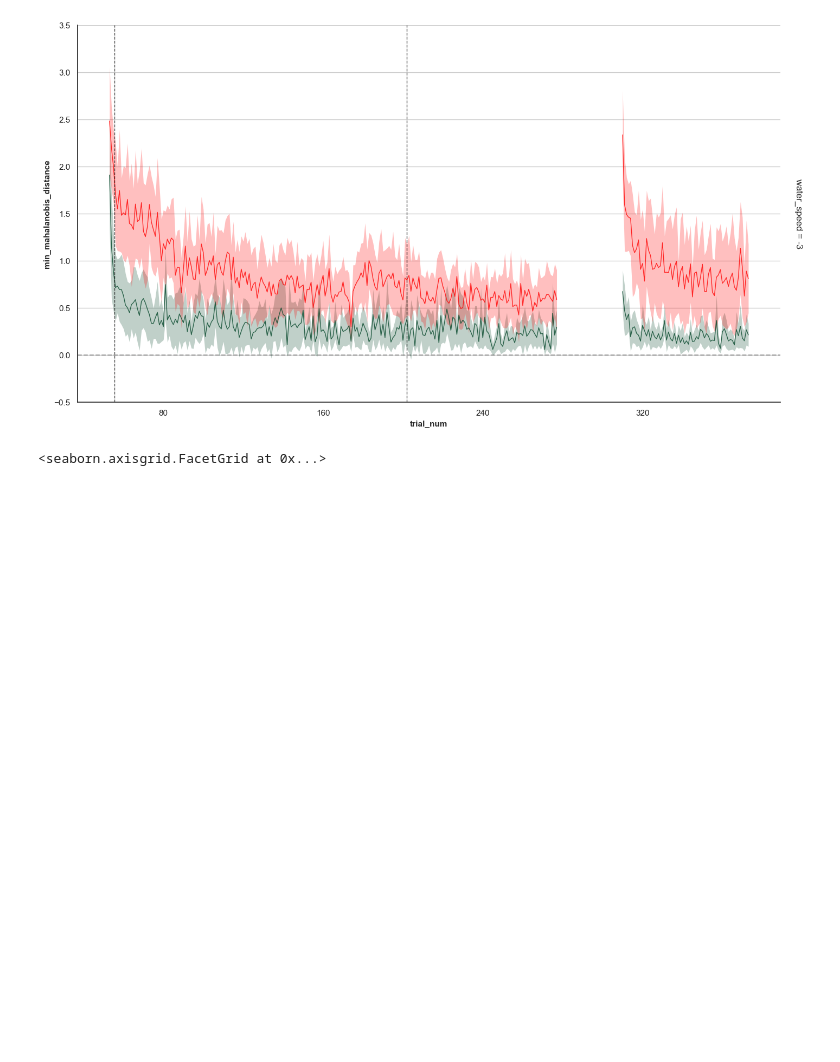
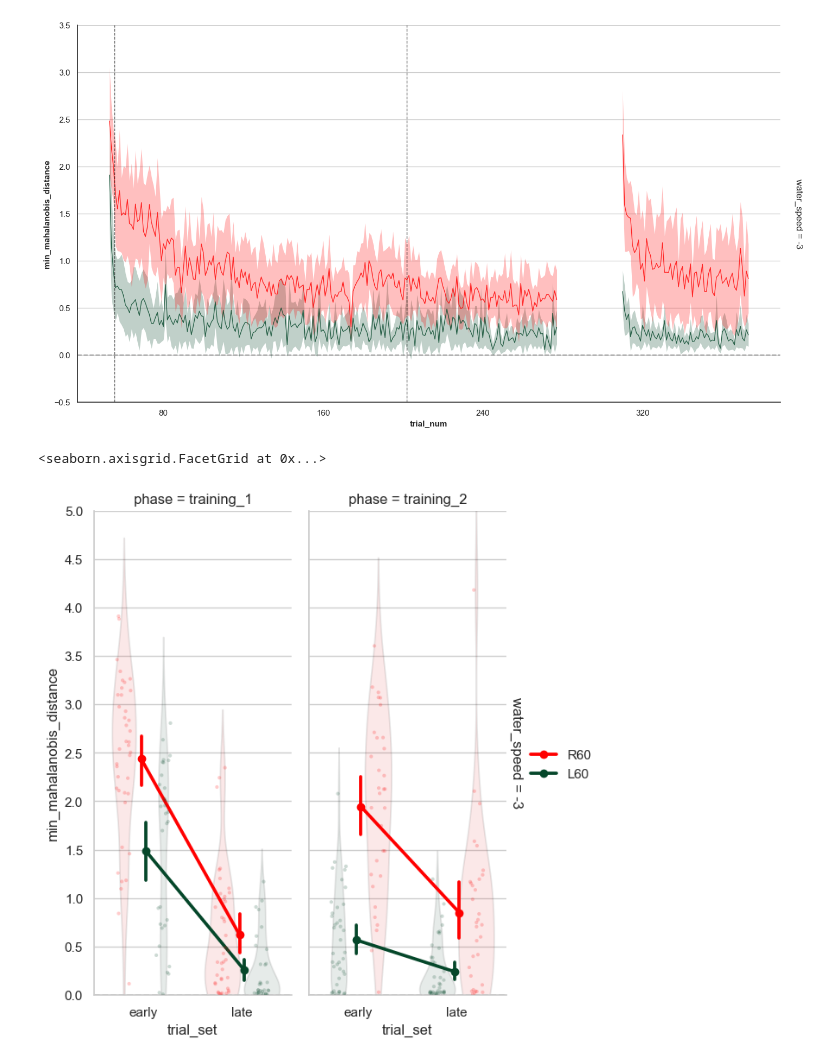
Before and after one commit to jacobjb02/vr-motor-adaptation-notebooks, a Jupyter notebook: Notebook/mahalanobis.ipynb, the cells around one changed output. Saved outputs shown, nothing was run; the diff lists cells and outputs as text; code cells hidden in the pictures; blank space fills up the shorter version.

```diff
--- a/Notebook/mahalanobis.ipynb
+++ b/Notebook/mahalanobis.ipynb
@@ -294,3 +350,31 @@ hit min None
 hit max None
 [figure]
 <seaborn.axisgrid.FacetGrid at 0x...>
+# %%
+# run function to extract early and late means and make df
+
+from src.early_late_exposure import early_late_phase_new
+
+early_late_single_df_2 = early_late_phase_new(df = df_single_mahalanobis,
+                 group_cols = ['ppid_full','target_id','water_speed'],
+                 phase_col = 'phase',
+                 phases_to_keep=['training_1','training_2'],
+                 trial_col = 'trial_num',
+                 n_trials = 2
+                ).copy()
+
+
+
+from src.plotting import plot_slopes
+plot_slopes(early_late_single_df_2,
+                         x_col='trial_set',
+                         y_col='min_mahalanobis_distance',
+                         hue_var='target_id',
+                         facet_col='phase',
+                         facet_row= 'water_speed',
+                         y_lim=[0.0, 4.5],
+                         y_tick_step=0.5,
+                         hit_bounds=None
+                            )
+# %% [output]
+[figure, added]
```
Also changed, not shown: parts of 7 cells of this notebook, 3 other files.
